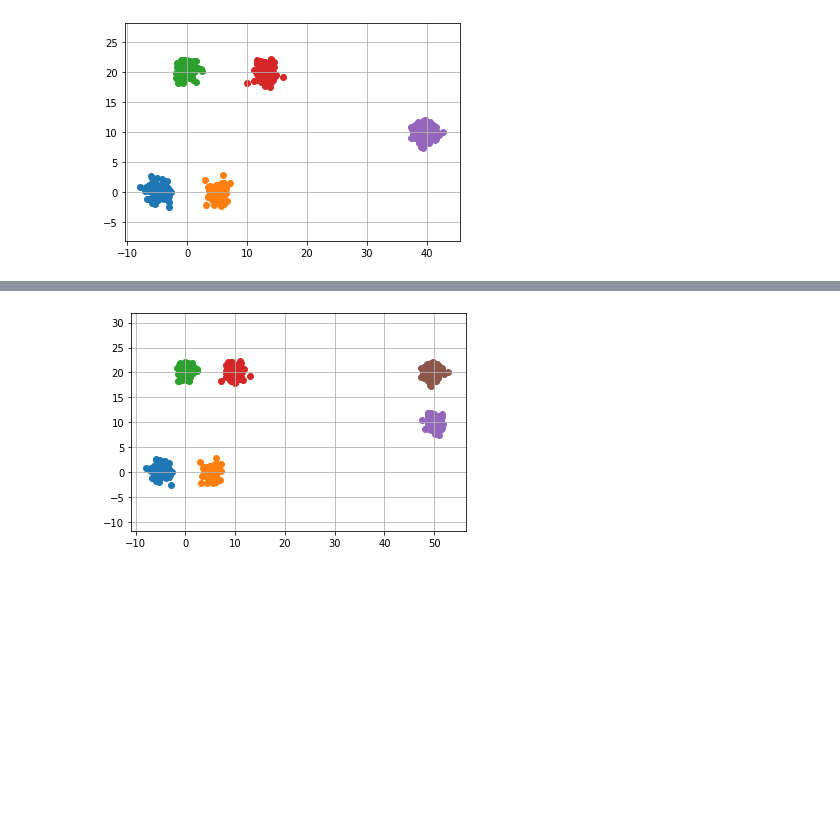
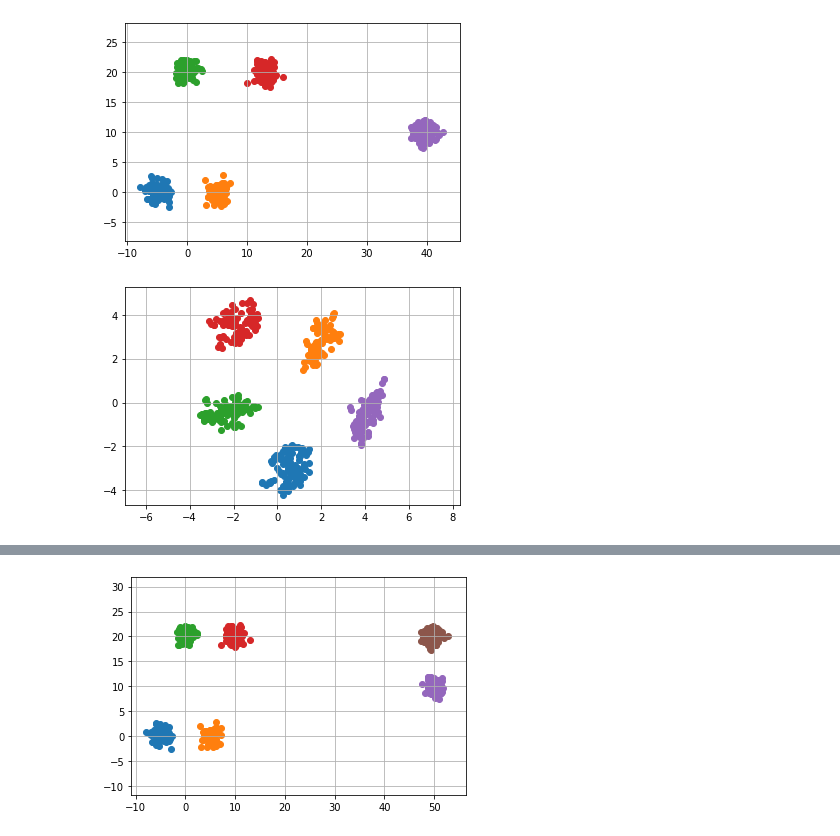
Before and after one commit to subramanianjayant/MSTER-ALS-Matrix-Factorization, a Jupyter notebook: tsne/Experiments.ipynb, the cells around one changed output, grey strips where cells are left out. Cells and saved outputs as stored; diff of their text form; code cells hidden in the pictures; blank space fills up the shorter version.

```diff
--- a/tsne/Experiments.ipynb
+++ b/tsne/Experiments.ipynb
@@ -150,3 +320,10 @@ X, y = make_blobs(n_samples=500,
 plot_blobs(X,y)
 # %% [output]
 [figure]
+# %%
+tsne_result = np.loadtxt("./5_cluster_house/5_cluster_house_500_pts_y.csv", delimiter=",")
+htsne_result = np.load('./5_cluster_house/5_cluster_house_500_pts_htsne_data.npy')
+# %%
+plot_blobs(tsne_result, y)
+# %% [output]
+[figure, added]
```
Also changed, not shown: parts of 67 cells of this notebook, 6 other files.
